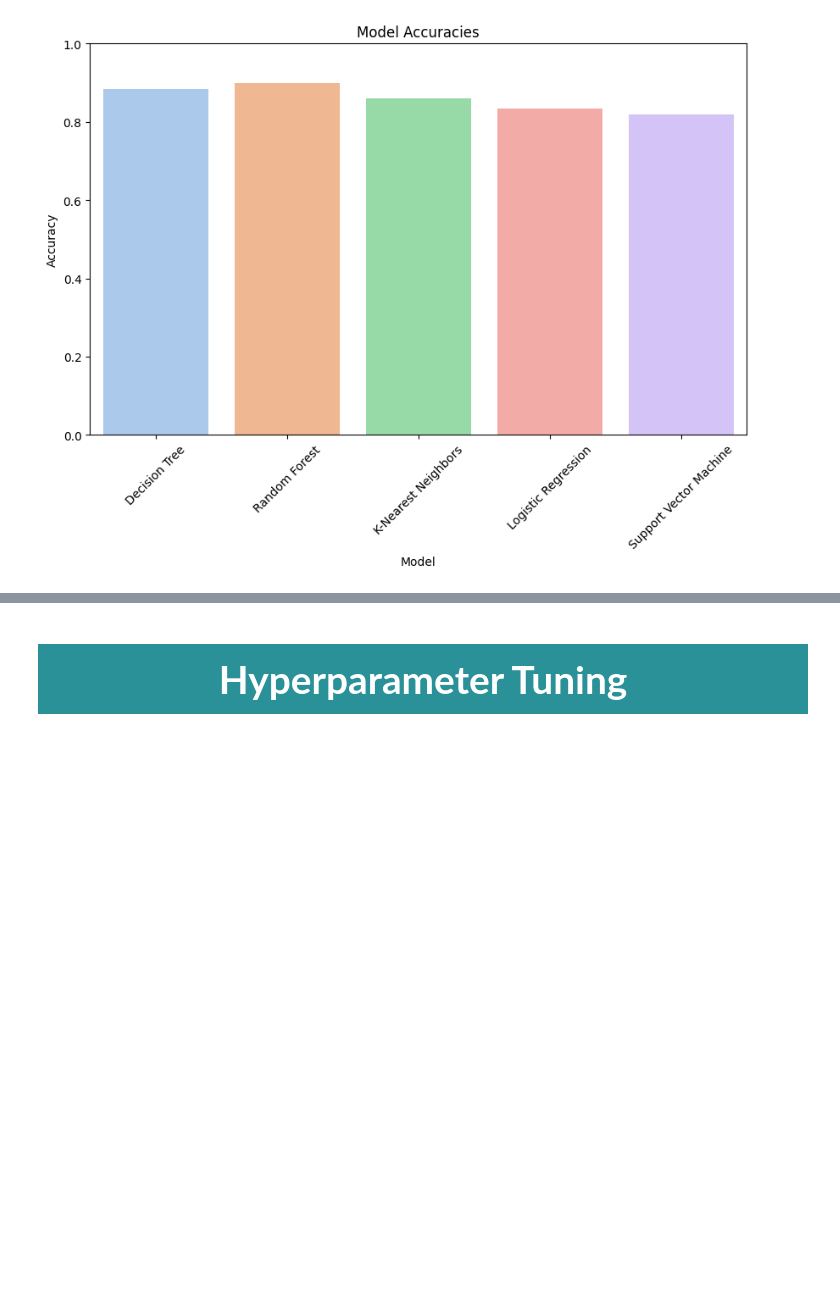
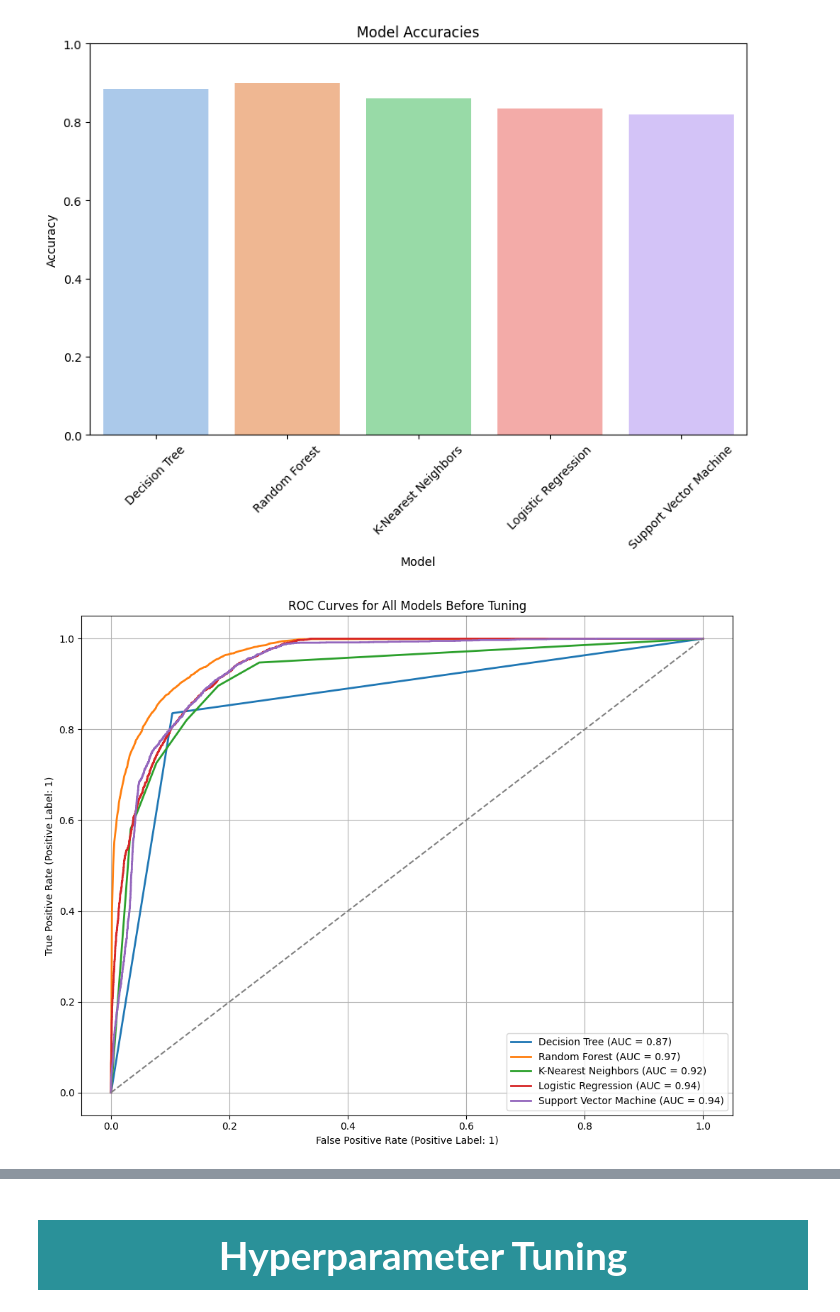
Before and after one commit to hamzzah-10/Loan_Approval_Classification, a Jupyter notebook: loan-approval-classification-2-0.ipynb, the cells around one changed output, grey strips where cells are left out. Drawn from its saved outputs; the diff is of its cells as text; code cells hidden in the pictures; blank space fills up the shorter version.

Commit message:
AUC and output graph plot for the report

```diff
--- a/loan-approval-classification-2-0.ipynb
+++ b/loan-approval-classification-2-0.ipynb
@@ -682,6 +720,40 @@ def evaluate_model(model, X_train, X_test, y_train, y_test):
     plt.ylabel('Actual')
     plt.title(f'Confusion Matrix - {model.__class__.__name__}')
     plt.show()
+# %%
+plt.figure(figsize=(10, 8))
+
+for name, model in models.items():
+    # Fit and predict probabilities
+    model.fit(X_train_resampled, y_train_resampled)
+
+    if hasattr(model, "predict_proba"):
+        y_scores = model.predict_proba(X_test)[:, 1]
+    else:
+        # For models like SVM without predict_proba by default
+        y_scores = model.decision_function(X_test)
+
+    # Calculate ROC
+    fpr, tpr, _ = roc_curve(y_test, y_scores)
+    roc_auc = auc(fpr, tpr)
+
+    # Plot
+    plt.plot(fpr, tpr, lw=2, label=f'{name} (AUC = {roc_auc:.2f})')
+
+# Plot chance line
+plt.plot([0, 1], [0, 1], linestyle='--', color='gray')
+
+# Final touches
+plt.title('ROC Curves for All Models Before Tuning')
+plt.xlabel('False Positive Rate (Positive Label: 1)')
+plt.ylabel('True Positive Rate (Positive Label: 1)')
+plt.legend(loc='lower right')
+plt.grid(True)
+plt.tight_layout()
+plt.savefig("ROC_Curves_Comparison_Before_Tuning.png", bbox_inches='tight')
+plt.show()
+# %% [output]
+[figure, added]
 # %%
 rf_model = RandomForestClassifier()
 evaluate_model(rf_model, X_train, X_test, y_train, y_test)
```
Also changed, not shown: parts of 21 cells of this notebook.
